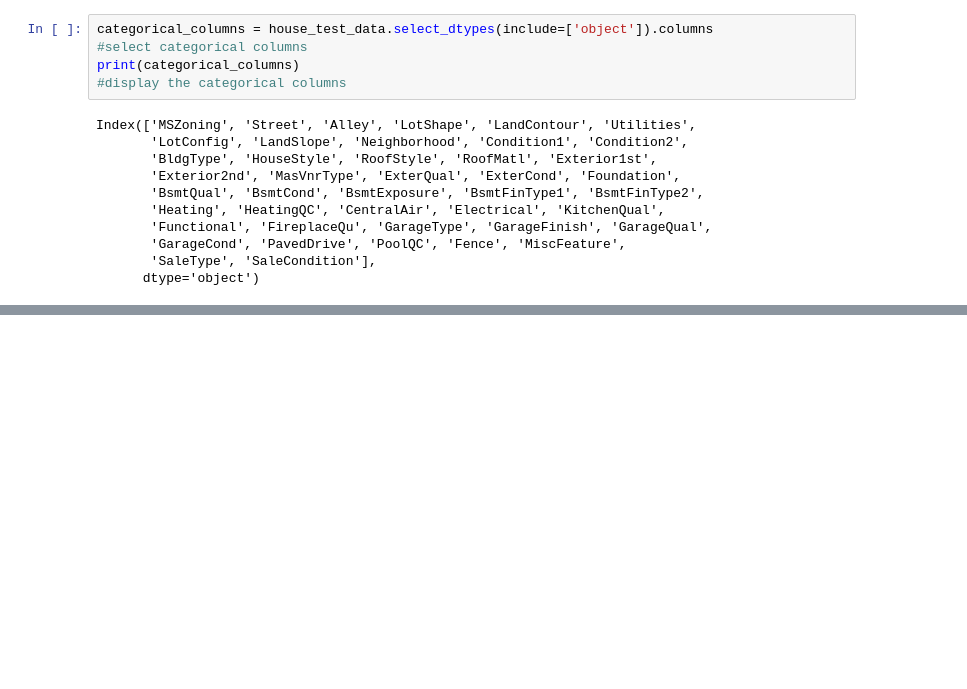
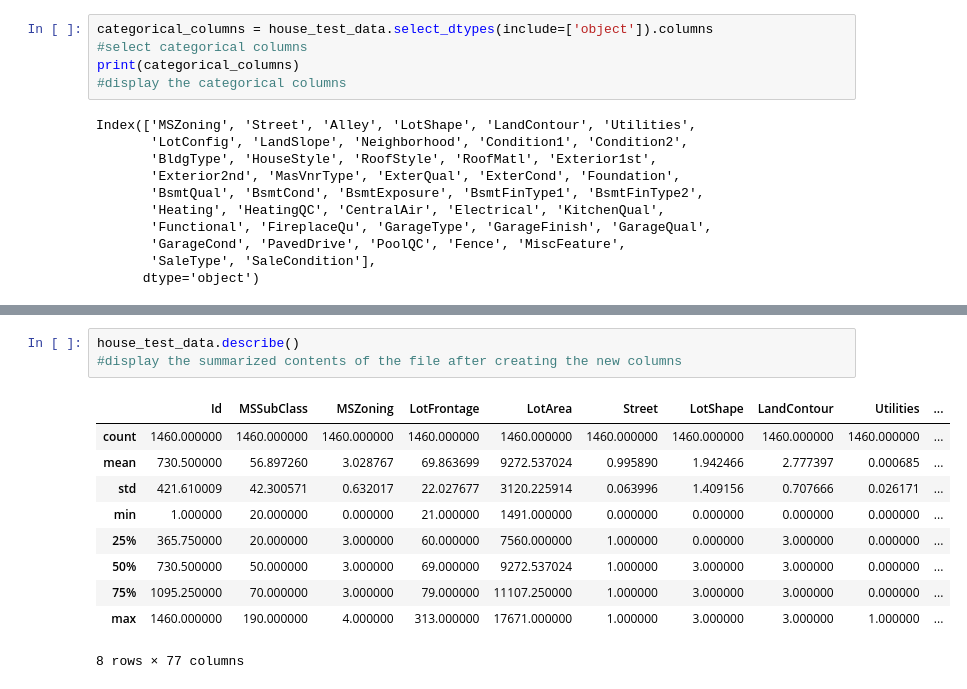
Before and after one commit to SafalNarsingh/Prodigy_ML_01, a Jupyter notebook: house_prices.ipynb, the cells around one changed output, grey strips where cells are left out. Cells and saved outputs as stored; diff of their text form; blank space fills up the shorter version.

```diff
--- a/house_prices.ipynb
+++ b/house_prices.ipynb
@@ -94,0 +192,14 @@ Index(['MSZoning', 'Street', 'Alley', 'LotShape', 'LandContour', 'Utilities',
+# %%
+house_test_data.describe()
+#display the summarized contents of the file after creating the new columns
+# %% [output]
+|  | Id | MSSubClass | MSZoning | LotFrontage | LotArea | Street | LotShape | LandContour | Utilities | ... |
+| count | 1460.000000 | 1460.000000 | 1460.000000 | 1460.000000 | 1460.000000 | 1460.000000 | 1460.000000 | 1460.000000 | 1460.000000 | ... |
+| mean | 730.500000 | 56.897260 | 3.028767 | 69.863699 | 9272.537024 | 0.995890 | 1.942466 | 2.777397 | 0.000685 | ... |
+| std | 421.610009 | 42.300571 | 0.632017 | 22.027677 | 3120.225914 | 0.063996 | 1.409156 | 0.707666 | 0.026171 | ... |
+| min | 1.000000 | 20.000000 | 0.000000 | 21.000000 | 1491.000000 | 0.000000 | 0.000000 | 0.000000 | 0.000000 | ... |
+| 25% | 365.750000 | 20.000000 | 3.000000 | 60.000000 | 7560.000000 | 1.000000 | 0.000000 | 3.000000 | 0.000000 | ... |
+| 50% | 730.500000 | 50.000000 | 3.000000 | 69.000000 | 9272.537024 | 1.000000 | 3.000000 | 3.000000 | 0.000000 | ... |
+| 75% | 1095.250000 | 70.000000 | 3.000000 | 79.000000 | 11107.250000 | 1.000000 | 3.000000 | 3.000000 | 0.000000 | ... |
+| max | 1460.000000 | 190.000000 | 4.000000 | 313.000000 | 17671.000000 | 1.000000 | 3.000000 | 3.000000 | 1.000000 | ... |
+8 rows × 77 columns
```
Also changed, not shown: parts of 8 cells of this notebook.
